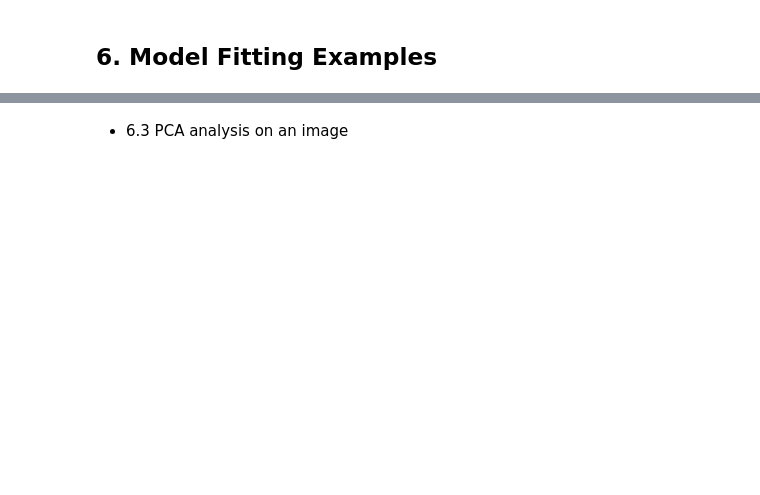
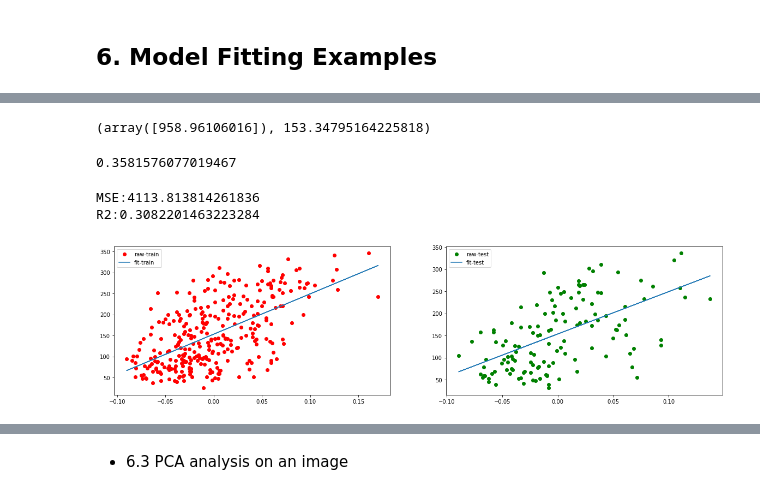
Before and after one commit to xiangshiyin/atl_meetup_20190302, a Jupyter notebook: notebook/demo_v1.ipynb, the cells around one changed output, grey strips where cells are left out. Saved outputs shown, nothing was run; the diff lists cells and outputs as text; code cells hidden in the pictures; blank space fills up the shorter version.

```diff
--- a/notebook/demo_v1.ipynb
+++ b/notebook/demo_v1.ipynb
@@ -741,2 +796,43 @@ m
+# %%
+from sklearn.model_selection import train_test_split
+x_train,x_test,y_train,y_test = train_test_split(df_x,df_y,test_size=0.3,random_state=123)
+# %%
+from sklearn.linear_model import LinearRegression
+lr = LinearRegression(fit_intercept=True, normalize=False, copy_X=True, n_jobs=None)
+# %%
+lr.fit(x_train,y_train)
+lr.coef_, lr.intercept_
+# %% [output]
+(array([958.96106016]), 153.34795164225818)
+# %%
+lr.score(x_train,y_train) # R2 value
+# %% [output]
+0.3581576077019467
+# %%
+import numpy as np
+y_test_hat = lr.predict(x_test)
+MSE = np.mean((y_test_hat-y_test)**2)
+R2 = lr.score(x_test,y_test)
+print('''
+MSE:{}
+R2:{}
+'''.format(MSE,R2))
+# %% [output]
+MSE:4113.813814261836
+R2:0.3082201463223284
+# %%
+import matplotlib.pyplot as plt
+plt.figure(figsize=(20,5))
+plt.subplot(1,2,1)
+plt.plot(x_train['bmi'],y_train,'ro',label='raw-train')
+plt.plot(x_train['bmi'],lr.predict(x_train),label='fit-train')
+plt.legend()
+plt.subplot(1,2,2)
+plt.plot(x_test['bmi'],y_test,'go',label='raw-test')
+plt.plot(x_test['bmi'],y_test_hat,label='fit-test')
+plt.legend()
+plt.show()
+# %% [output]
+[figure, added]
 # %% [markdown]
 * 6.2. k-Means (Iris dataset)
```
Also changed, not shown: parts of 20 cells of this notebook, 3 other files.
